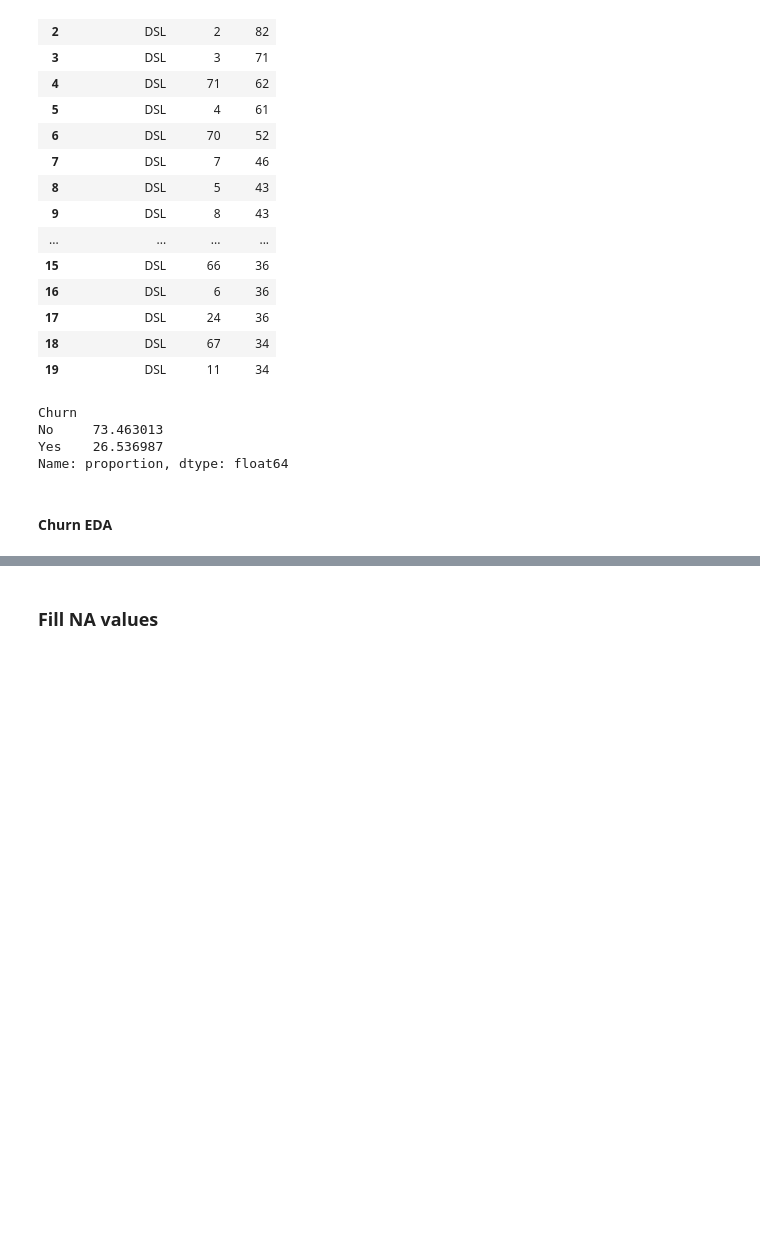
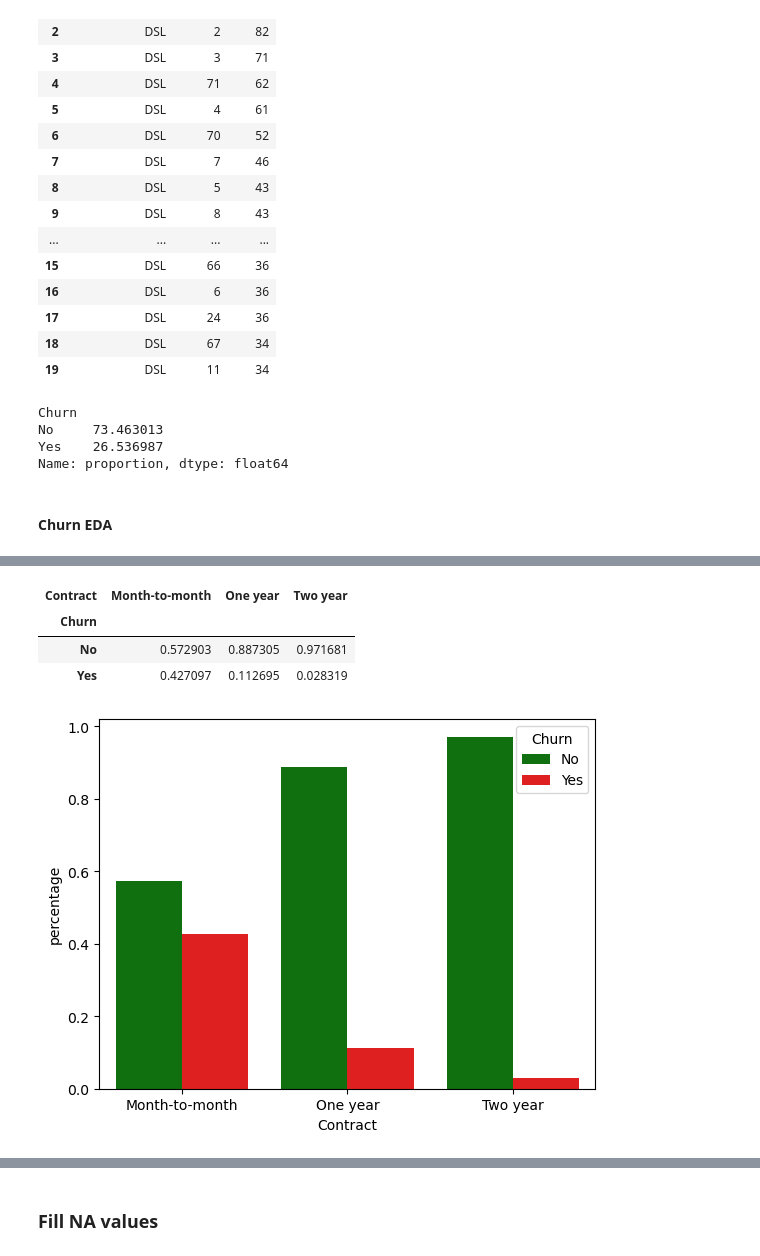
Before and after one commit to pratham122/Telco_customer_data, a Jupyter notebook: Telco_customer.ipynb, the cells around one changed output, grey strips where cells are left out. Drawn from its saved outputs; the diff is of its cells as text; code cells hidden in the pictures; blank space fills up the shorter version.

```diff
--- a/Telco_customer.ipynb
+++ b/Telco_customer.ipynb
@@ -202 +211,20 @@ Name: proportion, dtype: float64
+# %%
+ax4 = df.groupby('Contract')['Churn'].value_counts(normalize=True).reset_index(name='percentage')
+sns.barplot(data=ax4,
+            x = 'Contract',
+            y = 'percentage',
+            hue = 'Churn',
+            palette=['green', 'red']
+            )
+pd.crosstab(df['Churn'], df['Contract'],normalize='columns')
+
+
+# As contract period increases, churn rate decreases.
+# Customers with month-to-month contract have highest churn rate (43%) and customers with two year contract have lowest churn rate (9%).
+# %% [output]
+| Contract | Month-to-month | One year | Two year |
+| Churn |  |  |  |
+| No | 0.572903 | 0.887305 | 0.971681 |
+| Yes | 0.427097 | 0.112695 | 0.028319 |
+[figure, added]
 # %%
```
Also changed, not shown: parts of 11 cells of this notebook, 1 other file.
